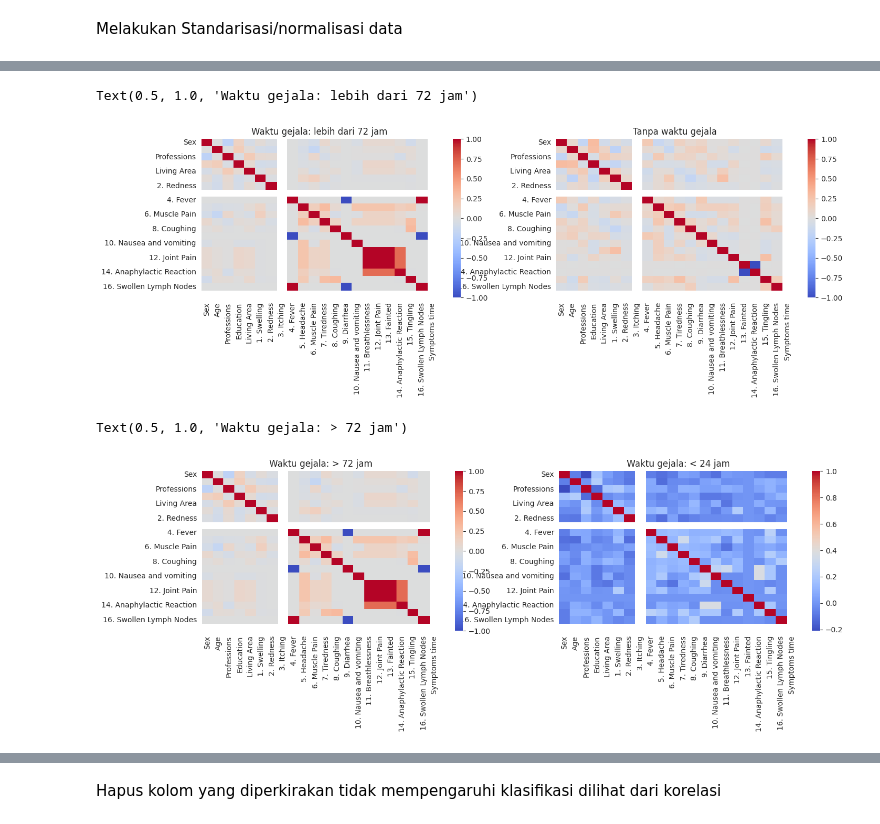
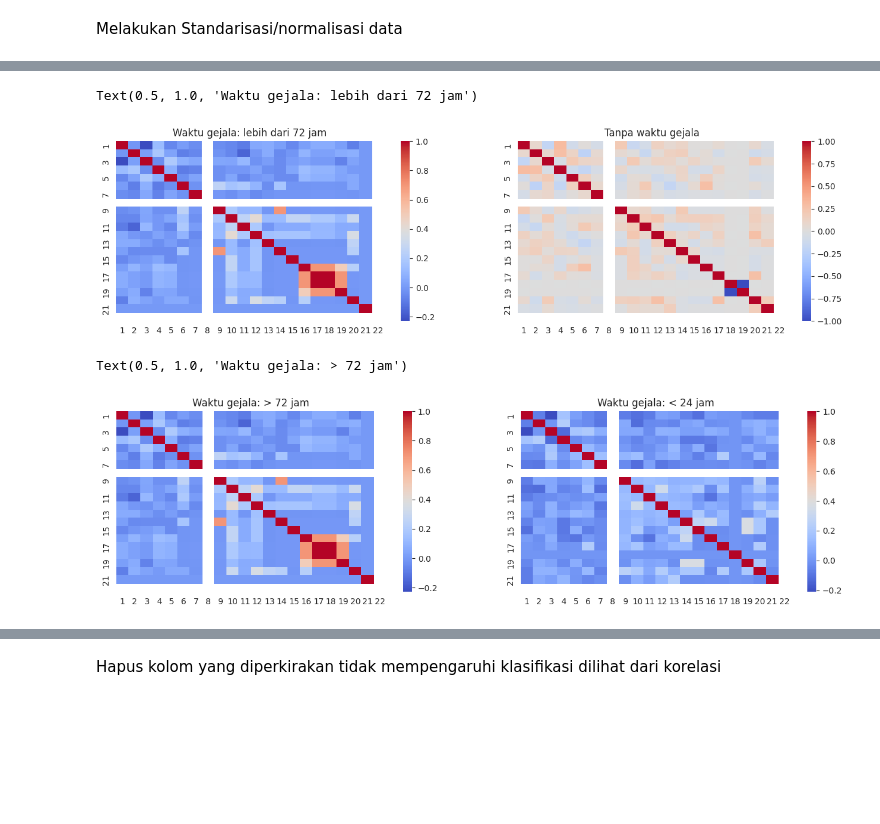
Before and after one commit to rii92/datmin-tugas-akhir, a Jupyter notebook: Covid-19 Rio/tugas_akhir_DMKM.ipynb, the cells around one changed output, grey strips where cells are left out. Saved outputs shown, nothing was run; the diff lists cells and outputs as text; code cells hidden in the pictures; blank space fills up the shorter version.

```diff
--- a/Covid-19 Rio/tugas_akhir_DMKM.ipynb
+++ b/Covid-19 Rio/tugas_akhir_DMKM.ipynb
@@ -28,6 +28,8 @@ Data yang digunakan adalah Data Survei Efek Samping Vaksin COVID-19 pada Staf Ru
 # %%
 #Import data
 url = "https://raw.githubusercontent.com/rii92/datmin-tugas-akhir/main/Covid-19%20Rio/1-s2.0-S2352340921003826-mmc1.xlsx%20-%20Sheet1.csv"
+header = ["1", "2", "3", "4", "5", "6", "7", "8", "9", "10", "11", "12", "13", "14", "15", "16", "17", "18", "19", "20", "21", "22"]
 df = pd.read_csv(url)
+df.columns = header
 df
 # %% [output]
@@ -168,6 +166,6 @@ std_data.columns = data.columns
 # %% [markdown]
 Melakukan Standarisasi/normalisasi data
 # %%
-std_data['Symptoms time'] = le.fit_transform(std_data['Symptoms time'])
+std_data['22'] = le.fit_transform(std_data['22'])
 std_data
 # %% [output]
@@ -199,6 +197,5 @@ Ketika dilakukan pengecekan imbalance bisa dilihat bahwa dalam tabel ini untuk s
-# %%
-for x in std_data.columns:
-  std_data = std_data[std_data[x] != 2]
+# %%
+std_data.loc[std_data['22'] == 3, "22"] = 2
 # %%
 import seaborn as sns
 
@@ -269,23 +285,23 @@ Text(0.5, 1.0, 'Waktu gejala: < 24 jam')
 # %%
 import seaborn as sns
 fig, axes = plt.subplots(nrows=1, ncols=2,figsize=(16, 4))
 fig.set_dpi(100)
-ax = sns.heatmap(std_data[std_data['Symptoms time']==0][std_data.columns].corr(), ax = axes[1], cmap='coolwarm')
+ax = sns.heatmap(std_data[std_data['22']==0][std_data.columns].corr(), ax = axes[1], cmap='coolwarm')
 ax.set_title('Tanpa waktu gejala')
-ax = sns.heatmap(std_data[std_data['Symptoms time']==3][std_data.columns].corr(), ax = axes[0], cmap='coolwarm')
+ax = sns.heatmap(std_data[std_data['22']==2][std_data.columns].corr(), ax = axes[0], cmap='coolwarm')
 ax.set_title('Waktu gejala: lebih dari 72 jam')
 # %% [output]
 Text(0.5, 1.0, 'Waktu gejala: lebih dari 72 jam')
-[figure, old version]
+[figure, new version]
 # %%
 import seaborn as sns
 fig, axes = plt.subplots(nrows=1, ncols=2,figsize=(16, 4))
 fig.set_dpi(100)
-ax = sns.heatmap(std_data[std_data['Symptoms time']==1][std_data.columns].corr(), ax = axes[1], cmap='coolwarm')
+ax = sns.heatmap(std_data[std_data['22']==1][std_data.columns].corr(), ax = axes[1], cmap='coolwarm')
 ax.set_title('Waktu gejala: < 24 jam')
-ax = sns.heatmap(std_data[std_data['Symptoms time']==3][std_data.columns].corr(), ax = axes[0], cmap='coolwarm')
+ax = sns.heatmap(std_data[std_data['22']==2][std_data.columns].corr(), ax = axes[0], cmap='coolwarm')
 ax.set_title('Waktu gejala: > 72 jam')
 # %% [output]
 Text(0.5, 1.0, 'Waktu gejala: > 72 jam')
-[figure, old version]
+[figure, new version]
 # %%
```
Also changed, not shown: parts of 41 cells of this notebook, 15 other files.
